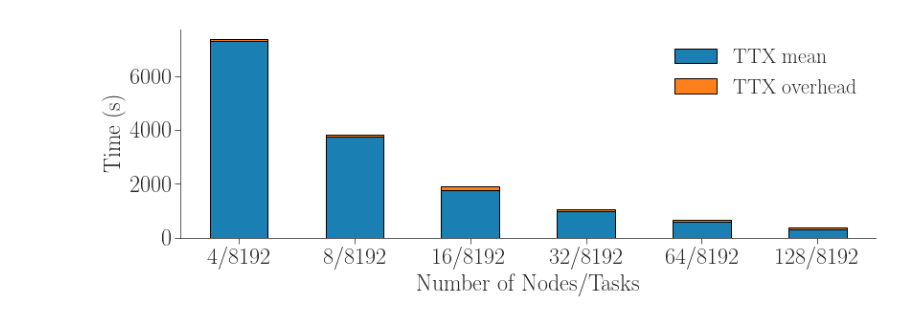
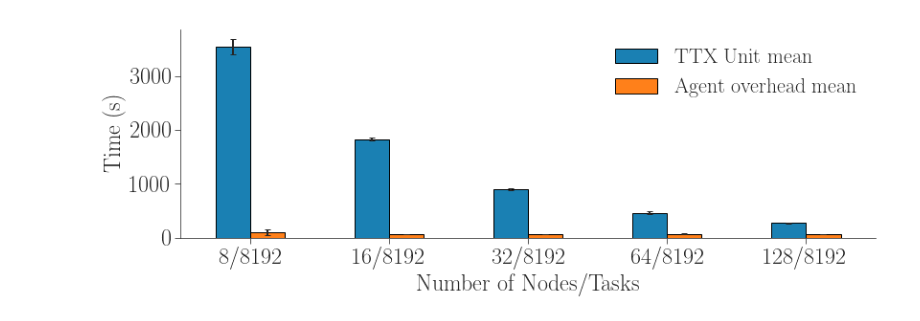
Before and after one commit to radical-experiments/rp.paper, a Jupyter notebook: analysis/spatial_heterogeneity/sscaling-ru.ipynb, the cells around one changed output. Saved outputs shown, nothing was run; the diff lists cells and outputs as text; code cells hidden in the pictures.

```diff
--- a/analysis/spatial_heterogeneity/sscaling-ru.ipynb
+++ b/analysis/spatial_heterogeneity/sscaling-ru.ipynb
@@ -92,9 +90,8 @@ oh1
 # Total agent time = 'util_p_total'
 # ru.EVENT: 'bootstrap_0_stop' - ru.EVENT: 'bootstrap_0_start'
 
-ttc1 = sscaling1_ws[['TTX', 'TTX Unit']]
+ttc1 = sscaling1_ws[['TTX', 'TTX Unit', 'Agent overhead']].copy()
 ttc1.columns = [' '.join(col).strip() for col in ttc1.columns.values]
-ttc1['TTX overhead'] = ttc1['TTX mean'] - ttc1['TTX Unit mean']
 ttc1 = ttc1.sort_values('nnode')
 ttc1 = ttc1.reset_index()
 
@@ -115,26 +106,25 @@ See the caveats in the documentation: https://pandas.pydata.org/pandas-docs/stab
 # %%
 fig, ax = fig_setup(figsize=(13,4))
 
-ttc1.loc[1:6].plot.bar(
+means = ttc1[['nnodeunit','TTX Unit mean', 'Agent overhead mean']]
+errors = ttc1[['TTX Unit std', 'Agent overhead std']]
+
+means.plot.bar(
     x='nnodeunit',
-    y=['TTX mean', 'TTX overhead'],
-#     yerr='TTX std',
-    width=0.5, color=[tableau20[0], tableau20[2]],
-#     logy=True,
-    stacked=True,
+    yerr=errors.T.values,
+    width=0.5,
+    color=[tableau20[0], tableau20[2]],
     ax=ax,
     rot=0,
     legend=True)
 
 ax.set_xlabel('Number of Nodes/Tasks')
 ax.set_ylabel('Time (s)')
-# ax.set_ylim(0)
-# ax.set_xlim(-0.5)
 
 plt.savefig('figures/strong_scaling_ttc.pdf', dpi=300, bbox_inches='tight')
 plt.savefig('figures/strong_scaling_ttc.png', dpi=300, bbox_inches='tight')
 # %% [output]
-[figure, old version]
+[figure, new version]
 # %%
 # sessions sscaling1
 # sscaling1_sids = sorted(['../data/spatial-heterogeneity/sscaling1/'+s for s in sscaling1_sessions.drop_duplicates(['nunit']).index.unique().tolist()])
```
Also changed, not shown: parts of 8 cells of this notebook, 36 other files.
